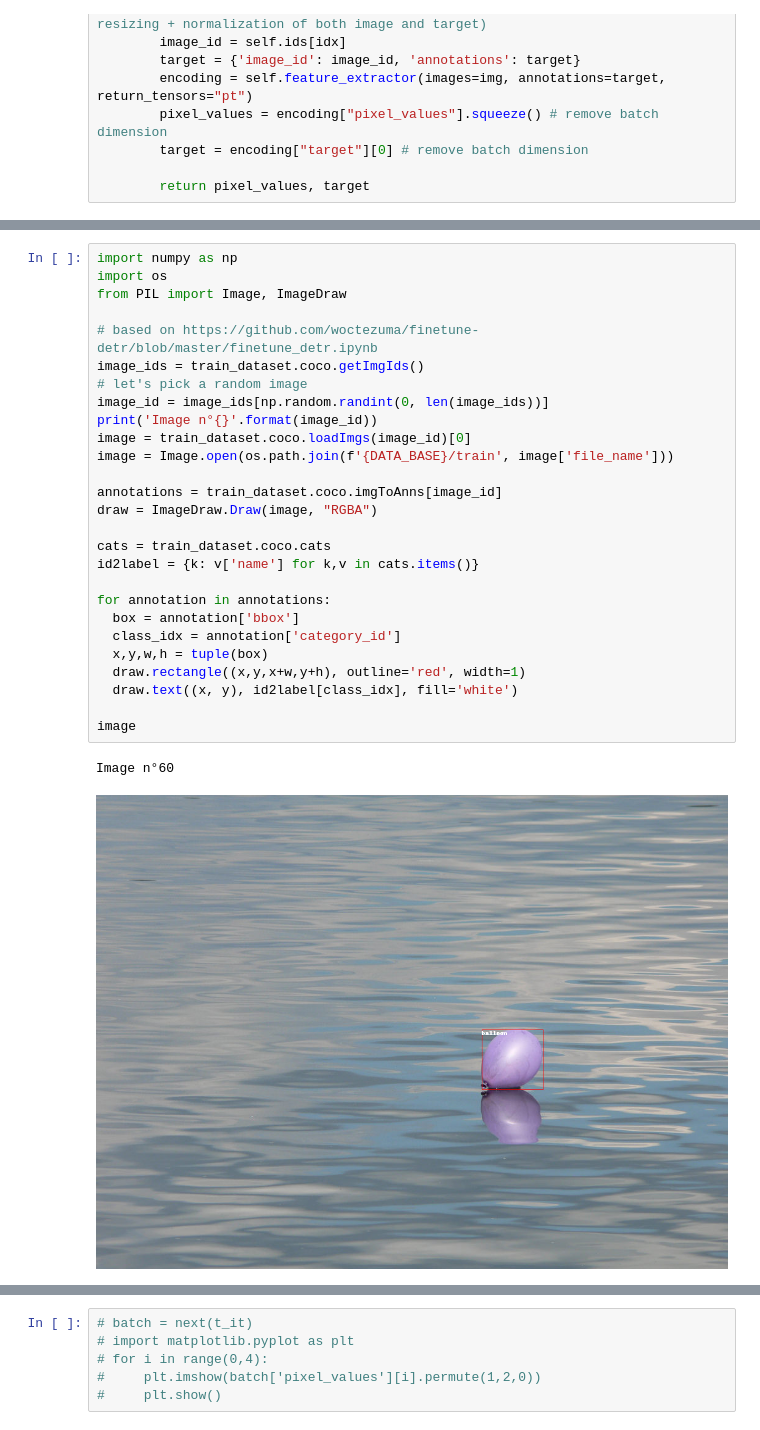
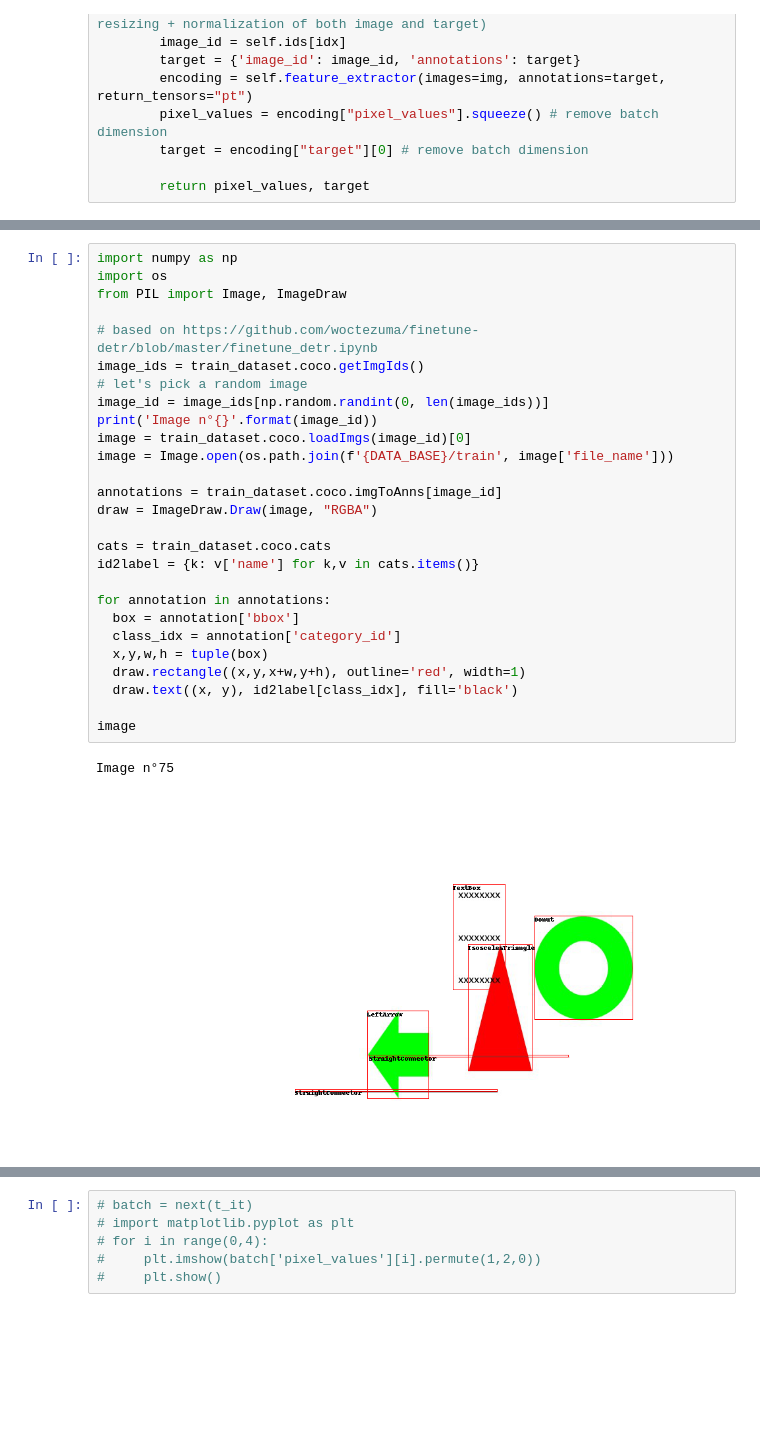
Before and after one commit to sholtodouglas/artificial_graphics, a Jupyter notebook: DETR test.ipynb, the cells around one changed output, grey strips where cells are left out. Drawn from its saved outputs; the diff is of its cells as text; blank space fills up the shorter version.

```diff
--- a/DETR test.ipynb
+++ b/DETR test.ipynb
@@ -186,33 +185,33 @@ Number of validation examples: 13
 # %%
 import numpy as np
 import os
 from PIL import Image, ImageDraw
 
 # based on https://github.com/woctezuma/finetune-detr/blob/master/finetune_detr.ipynb
 image_ids = train_dataset.coco.getImgIds()
 # let's pick a random image
 image_id = image_ids[np.random.randint(0, len(image_ids))]
 print('Image n°{}'.format(image_id))
 image = train_dataset.coco.loadImgs(image_id)[0]
 image = Image.open(os.path.join(f'{DATA_BASE}/train', image['file_name']))
 
 annotations = train_dataset.coco.imgToAnns[image_id]
 draw = ImageDraw.Draw(image, "RGBA")
 
 cats = train_dataset.coco.cats
 id2label = {k: v['name'] for k,v in cats.items()}
 
 for annotation in annotations:
   box = annotation['bbox']
   class_idx = annotation['category_id']
   x,y,w,h = tuple(box)
   draw.rectangle((x,y,x+w,y+h), outline='red', width=1)
-  draw.text((x, y), id2label[class_idx], fill='white')
+  draw.text((x, y), id2label[class_idx], fill='black')
 
 image
 # %% [output]
-Image n°60
+Image n°75
-[figure, old version]
+[figure, new version]
 # %%
 from torch.utils.data import DataLoader
 
```
Also changed, not shown: parts of 17 cells of this notebook.
